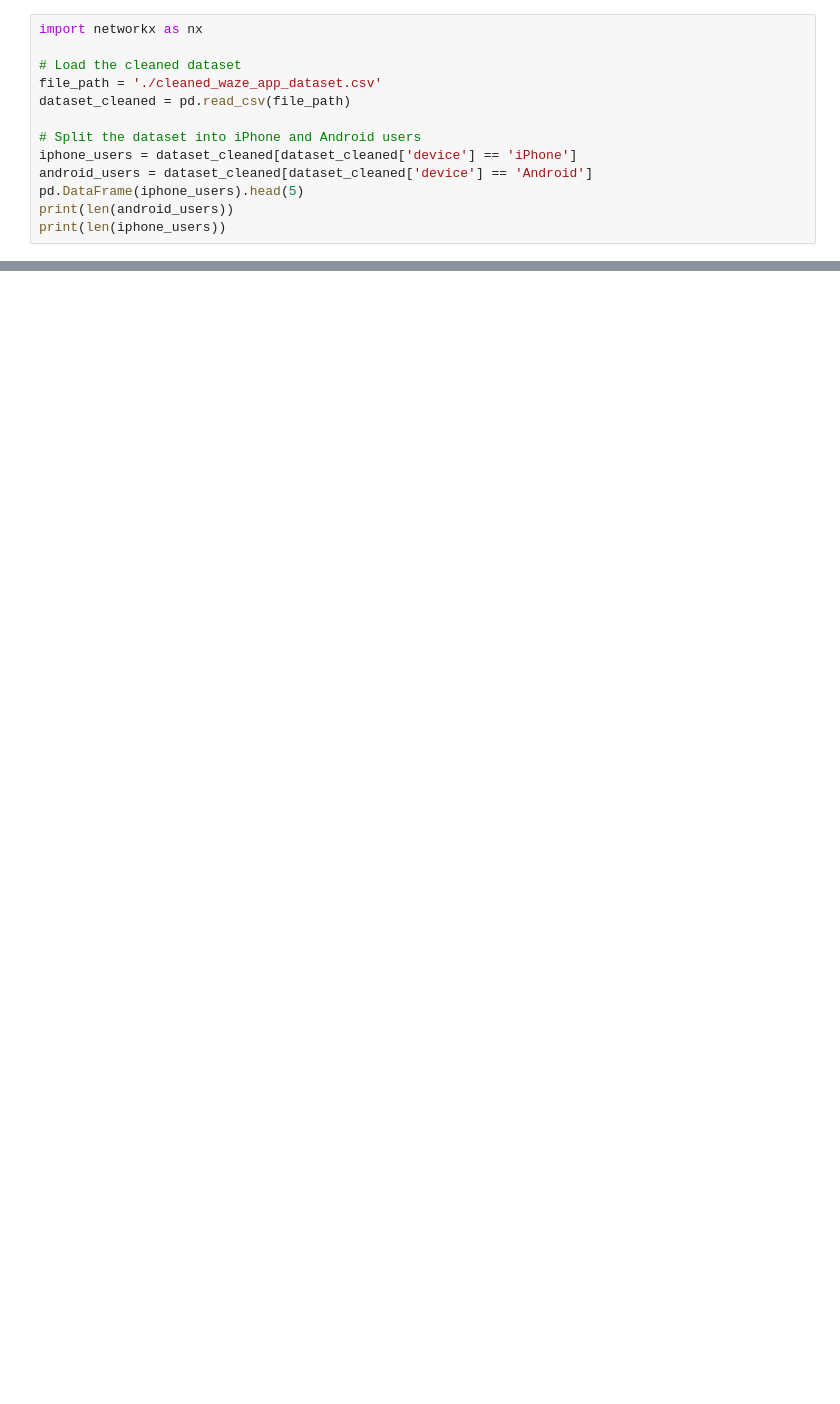
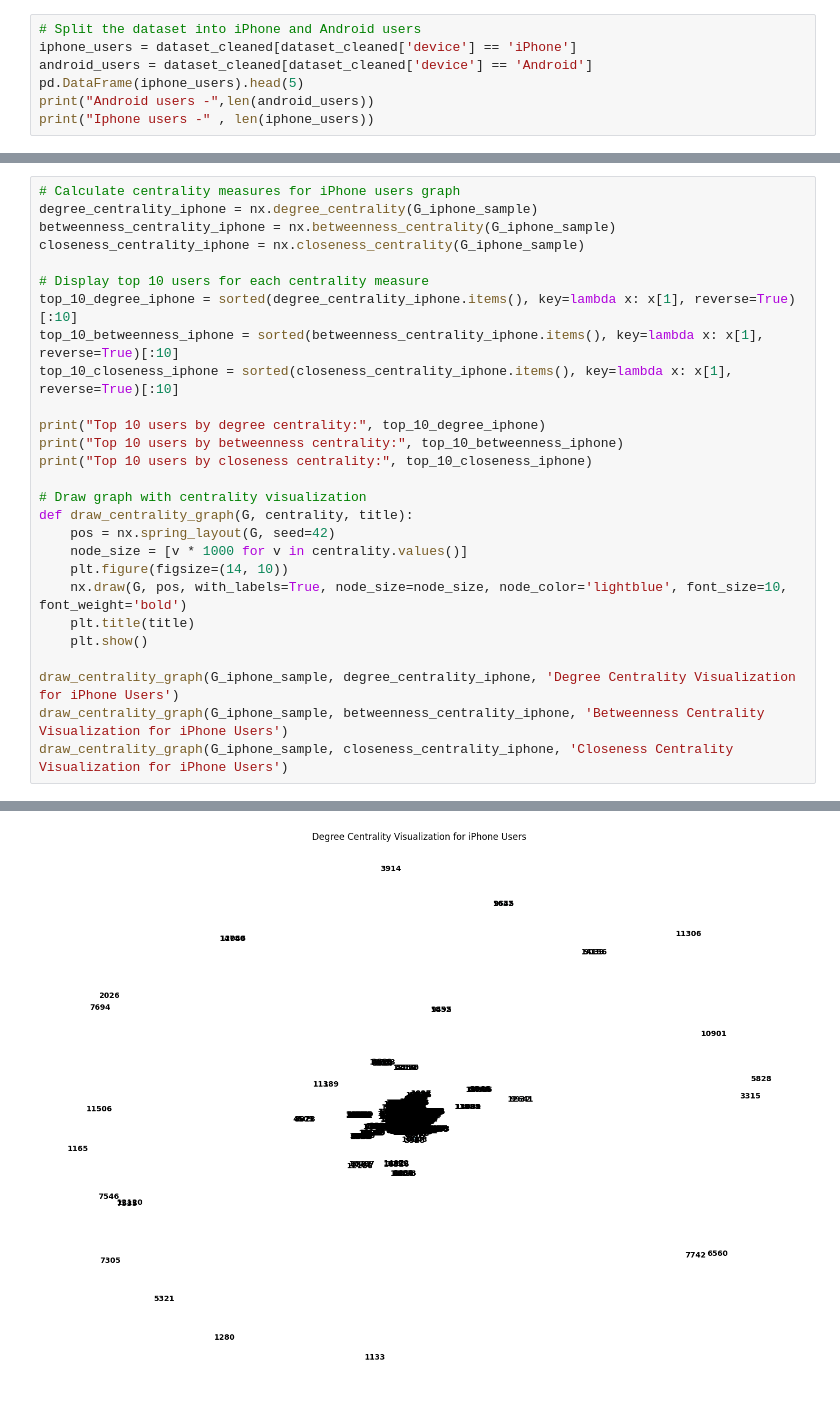
Before and after one commit to Rahav89/algoAvnerProject, a Jupyter notebook: FinalProgGraphs.ipynb, the cells around one changed output, grey strips where cells are left out. Cells and saved outputs as stored; diff of their text form; blank space fills up the shorter version.

```diff
--- a/FinalProgGraphs.ipynb
+++ b/FinalProgGraphs.ipynb
@@ -58,14 +116,8 @@ FileNotFoundError: [Errno 2] No such file or directory: './waze.csv'
 # %%
-import networkx as nx
-
-# Load the cleaned dataset
-file_path = './cleaned_waze_app_dataset.csv'
-dataset_cleaned = pd.read_csv(file_path)
-
 # Split the dataset into iPhone and Android users
 iphone_users = dataset_cleaned[dataset_cleaned['device'] == 'iPhone']
 android_users = dataset_cleaned[dataset_cleaned['device'] == 'Android']
 pd.DataFrame(iphone_users).head(5)
-print(len(android_users))
-print(len(iphone_users))
+print("Android users -",len(android_users))
+print("Iphone users -" , len(iphone_users))
 # %% [output]
@@ -155,0 +231,28 @@ FileNotFoundError: [Errno 2] No such file or directory: './cleaned_waze_app_data
+# %%
+# Calculate centrality measures for iPhone users graph
+degree_centrality_iphone = nx.degree_centrality(G_iphone_sample)
+betweenness_centrality_iphone = nx.betweenness_centrality(G_iphone_sample)
+closeness_centrality_iphone = nx.closeness_centrality(G_iphone_sample)
+
+# Display top 10 users for each centrality measure
+top_10_degree_iphone = sorted(degree_centrality_iphone.items(), key=lambda x: x[1], reverse=True)[:10]
+top_10_betweenness_iphone = sorted(betweenness_centrality_iphone.items(), key=lambda x: x[1], reverse=True)[:10]
+top_10_closeness_iphone = sorted(closeness_centrality_iphone.items(), key=lambda x: x[1], reverse=True)[:10]
+
+print("Top 10 users by degree centrality:", top_10_degree_iphone)
+print("Top 10 users by betweenness centrality:", top_10_betweenness_iphone)
+print("Top 10 users by closeness centrality:", top_10_closeness_iphone)
+
+# Draw graph with centrality visualization
+def draw_centrality_graph(G, centrality, title):
+    pos = nx.spring_layout(G, seed=42)
+    node_size = [v * 1000 for v in centrality.values()]
+    plt.figure(figsize=(14, 10))
+    nx.draw(G, pos, with_labels=True, node_size=node_size, node_color='lightblue', font_size=10, font_weight='bold')
+    plt.title(title)
+    plt.show()
+
+draw_centrality_graph(G_iphone_sample, degree_centrality_iphone, 'Degree Centrality Visualization for iPhone Users')
+draw_centrality_graph(G_iphone_sample, betweenness_centrality_iphone, 'Betweenness Centrality Visualization for iPhone Users')
+draw_centrality_graph(G_iphone_sample, closeness_centrality_iphone, 'Closeness Centrality Visualization for iPhone Users')
+# %% [output]
@@ -155,0 +262 @@ FileNotFoundError: [Errno 2] No such file or directory: './cleaned_waze_app_data
+[figure, added]
```
Also changed, not shown: parts of 20 cells of this notebook.
